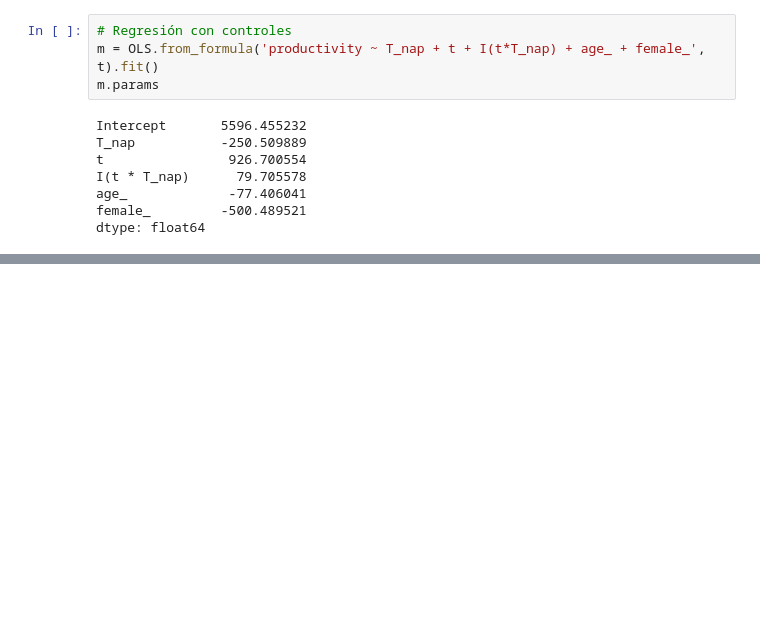
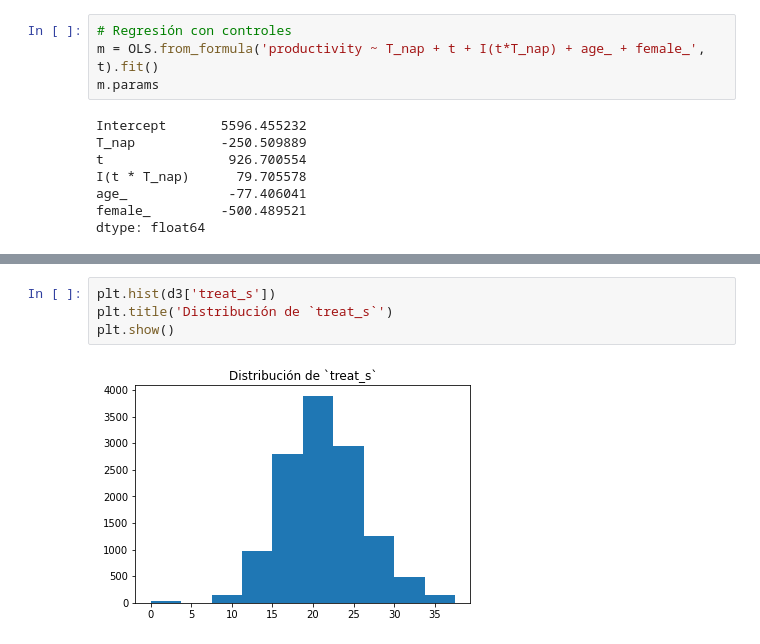
Before and after one commit to ArturoSbr/EmtrAp-hw01, a Jupyter notebook: cod/main.ipynb, the cells around one changed output, grey strips where cells are left out. Drawn from its saved outputs; the diff is of its cells as text; blank space fills up the shorter version.

```diff
--- a/cod/main.ipynb
+++ b/cod/main.ipynb
@@ -732,0 +779,6 @@ Al tomar la diferencia entre los periodos primero y segundo dentro de cada grupo
+# %%
+plt.hist(d3['treat_s'])
+plt.title('Distribución de `treat_s`')
+plt.show()
+# %% [output]
+[figure, added]
```
Also changed, not shown: parts of 4 cells of this notebook.
